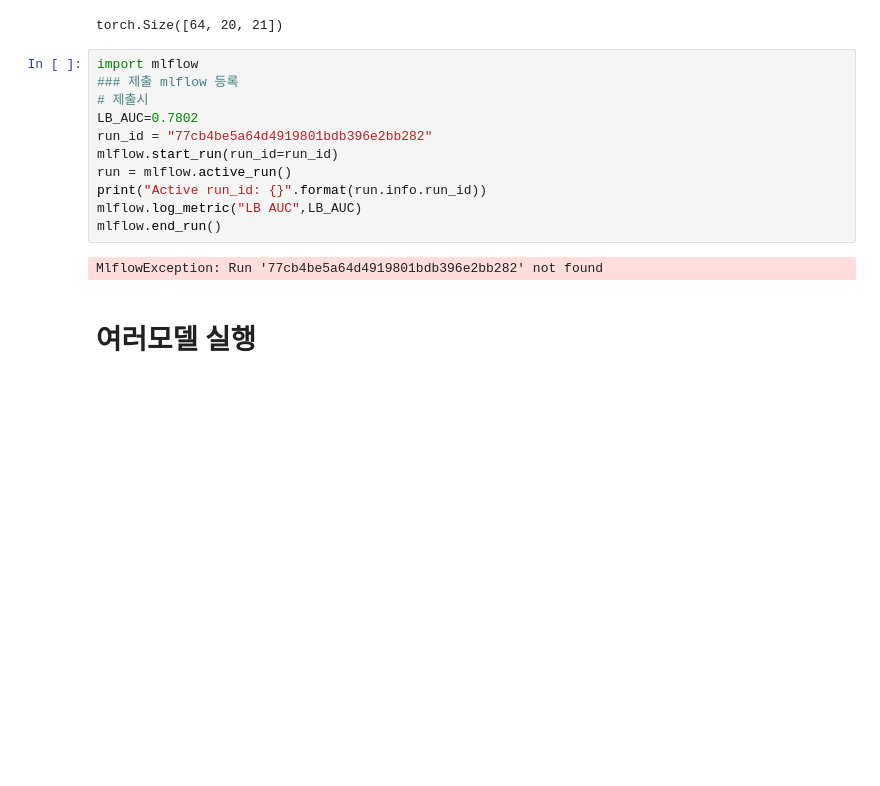
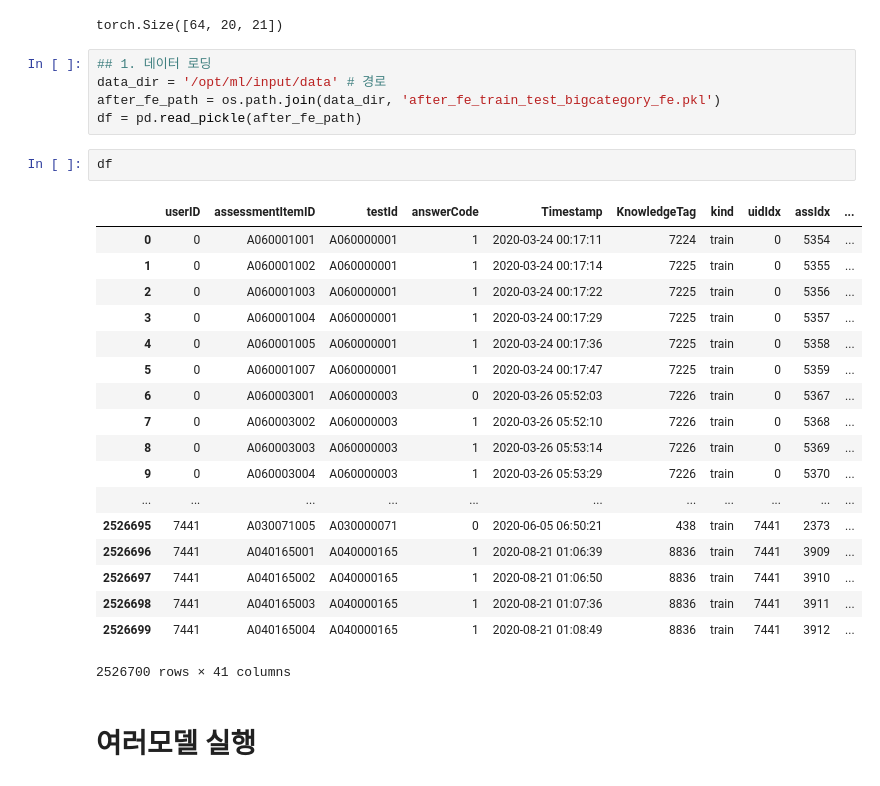
Before and after one commit to boostcampaitech4lv23recsys2/level2_dkt_recsys-level2-recsys-08, a Jupyter notebook: FeatrueEngineering/FE_lnh.ipynb, the cells around one changed output. Saved outputs shown, nothing was run; the diff lists cells and outputs as text; blank space fills up the shorter version.

```diff
--- a/FeatrueEngineering/FE_lnh.ipynb
+++ b/FeatrueEngineering/FE_lnh.ipynb
@@ -143,19 +144,32 @@ tmp = nn.Linear(in_features=1, out_features=21)
 tmp(a)
 # %% [output]
 torch.Size([64, 20, 21])
-# %%
-import mlflow
-### 제출 mlflow 등록
-# 제출시
-LB_AUC=0.7802
-run_id = "77cb4be5a64d4919801bdb396e2bb282"
-mlflow.start_run(run_id=run_id)
-run = mlflow.active_run()
-print("Active run_id: {}".format(run.info.run_id))
-mlflow.log_metric("LB AUC",LB_AUC)
-mlflow.end_run()
-# %% [output]
-MlflowException: Run '77cb4be5a64d4919801bdb396e2bb282' not found
+# %%
+## 1. 데이터 로딩
+data_dir = '/opt/ml/input/data' # 경로
+after_fe_path = os.path.join(data_dir, 'after_fe_train_test_bigcategory_fe.pkl')
+df = pd.read_pickle(after_fe_path)
+# %%
+df
+# %% [output]
+|  | userID | assessmentItemID | testId | answerCode | Timestamp | KnowledgeTag | kind | uidIdx | assIdx | ... |
+| 0 | 0 | A060001001 | A060000001 | 1 | 2020-03-24 00:17:11 | 7224 | train | 0 | 5354 | ... |
+| 1 | 0 | A060001002 | A060000001 | 1 | 2020-03-24 00:17:14 | 7225 | train | 0 | 5355 | ... |
+| 2 | 0 | A060001003 | A060000001 | 1 | 2020-03-24 00:17:22 | 7225 | train | 0 | 5356 | ... |
+| 3 | 0 | A060001004 | A060000001 | 1 | 2020-03-24 00:17:29 | 7225 | train | 0 | 5357 | ... |
+| 4 | 0 | A060001005 | A060000001 | 1 | 2020-03-24 00:17:36 | 7225 | train | 0 | 5358 | ... |
+| 5 | 0 | A060001007 | A060000001 | 1 | 2020-03-24 00:17:47 | 7225 | train | 0 | 5359 | ... |
+| 6 | 0 | A060003001 | A060000003 | 0 | 2020-03-26 05:52:03 | 7226 | train | 0 | 5367 | ... |
+| 7 | 0 | A060003002 | A060000003 | 1 | 2020-03-26 05:52:10 | 7226 | train | 0 | 5368 | ... |
+| 8 | 0 | A060003003 | A060000003 | 1 | 2020-03-26 05:53:14 | 7226 | train | 0 | 5369 | ... |
+| 9 | 0 | A060003004 | A060000003 | 1 | 2020-03-26 05:53:29 | 7226 | train | 0 | 5370 | ... |
+| ... | ... | ... | ... | ... | ... | ... | ... | ... | ... | ... |
+| 2526695 | 7441 | A030071005 | A030000071 | 0 | 2020-06-05 06:50:21 | 438 | train | 7441 | 2373 | ... |
+| 2526696 | 7441 | A040165001 | A040000165 | 1 | 2020-08-21 01:06:39 | 8836 | train | 7441 | 3909 | ... |
+| 2526697 | 7441 | A040165002 | A040000165 | 1 | 2020-08-21 01:06:50 | 8836 | train | 7441 | 3910 | ... |
+| 2526698 | 7441 | A040165003 | A040000165 | 1 | 2020-08-21 01:07:36 | 8836 | train | 7441 | 3911 | ... |
+| 2526699 | 7441 | A040165004 | A040000165 | 1 | 2020-08-21 01:08:49 | 8836 | train | 7441 | 3912 | ... |
+2526700 rows × 41 columns
 # %% [markdown]
 # 여러모델 실행
 # %%
```
Also changed, not shown: parts of 1 cell of this notebook, 3 other files.
